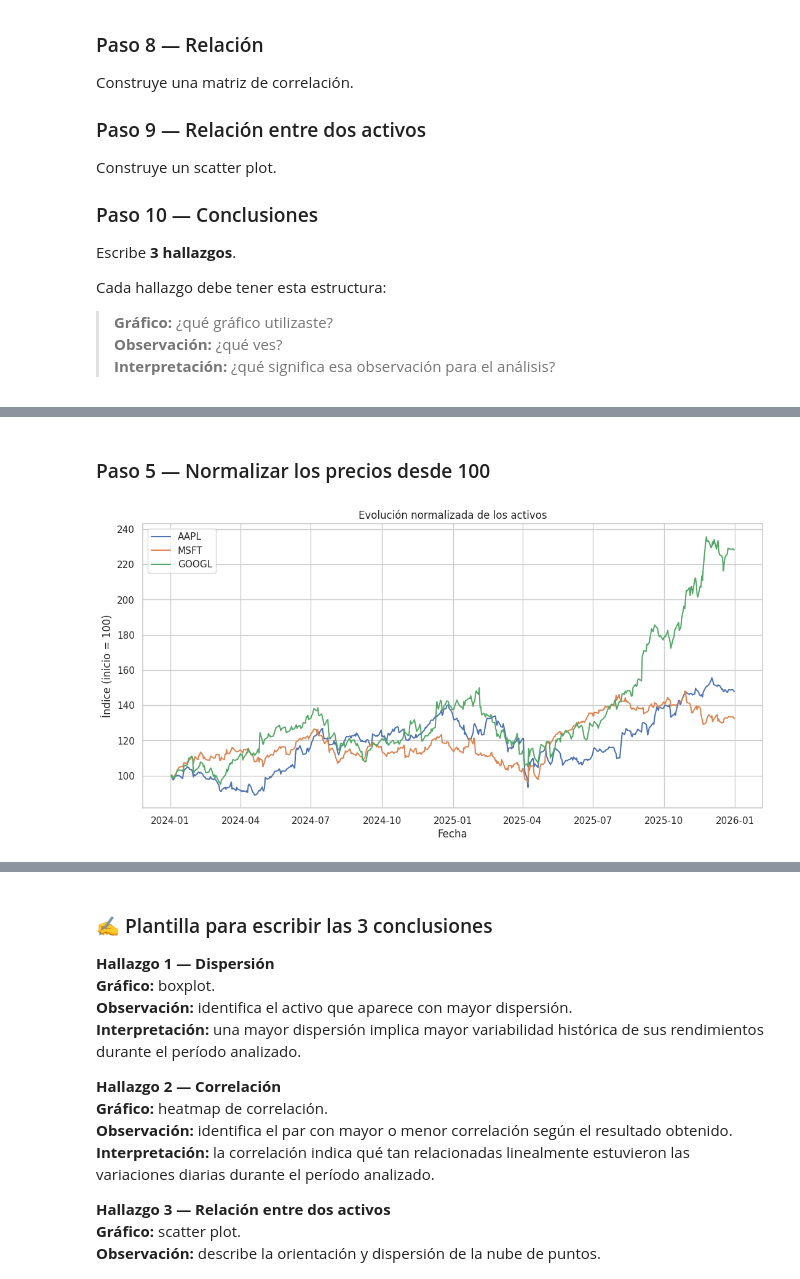
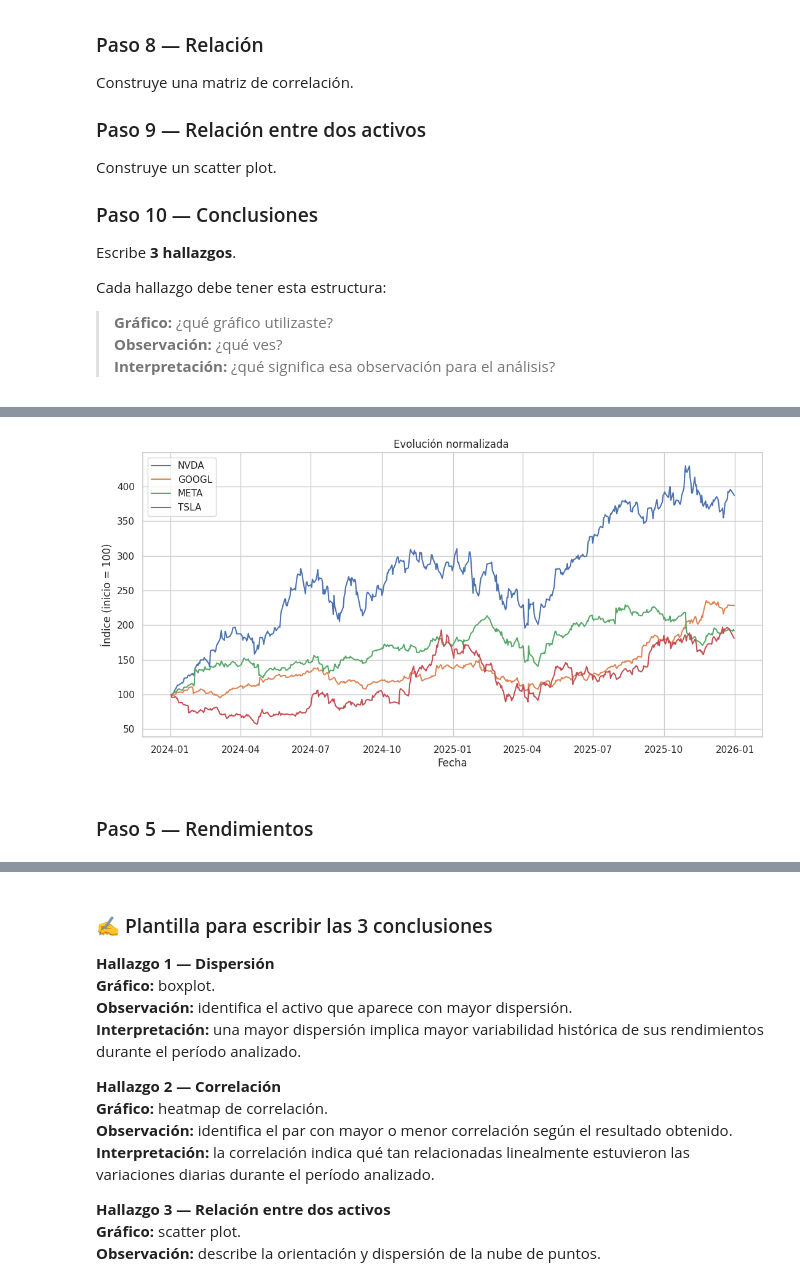
Before and after one commit to marianagomez3108-spec/Facturacion, a Jupyter notebook: EDA_Portafolio_Matplotlib_Seaborn_yfinance.ipynb, the cells around one changed output, grey strips where cells are left out. Saved outputs shown, nothing was run; the diff lists cells and outputs as text; code cells hidden in the pictures.

```diff
--- a/EDA_Portafolio_Matplotlib_Seaborn_yfinance.ipynb
+++ b/EDA_Portafolio_Matplotlib_Seaborn_yfinance.ipynb
@@ -1327,22 +1346,18 @@ plt.show()
+# %%
+fig, ax = plt.subplots(figsize=(13, 6))
+
+for activo in activos_proyecto:
+    ax.plot(cierre_normalizado_proyecto.index,
+            cierre_normalizado_proyecto[activo],
+            label=activo)
+
+ax.set_title("Evolución normalizada ")
+ax.set_xlabel("Fecha")
+ax.set_ylabel("Índice (inicio = 100)")
+ax.legend()
+
+plt.show()
+# %% [output]
+[figure, added]
 # %% [markdown]
-### Paso 5 — Normalizar los precios desde 100
+### Paso 5 — Rendimientos
-# %%
-cierre_normalizado_proyecto = cierre_proyecto / cierre_proyecto.iloc[0] * 100
-
-fig, ax = plt.subplots(figsize=(13, 6))
-
-for activo in activos_proyecto:
-    ax.plot(
-        cierre_normalizado_proyecto.index,
-        cierre_normalizado_proyecto[activo],
-        label=activo
-    )
-
-ax.set_title("Evolución normalizada de los activos")
-ax.set_xlabel("Fecha")
-ax.set_ylabel("Índice (inicio = 100)")
-ax.legend()
-
-plt.show()
-# %% [output]
-[figure, removed]
```
Also changed, not shown: parts of 44 cells of this notebook.
